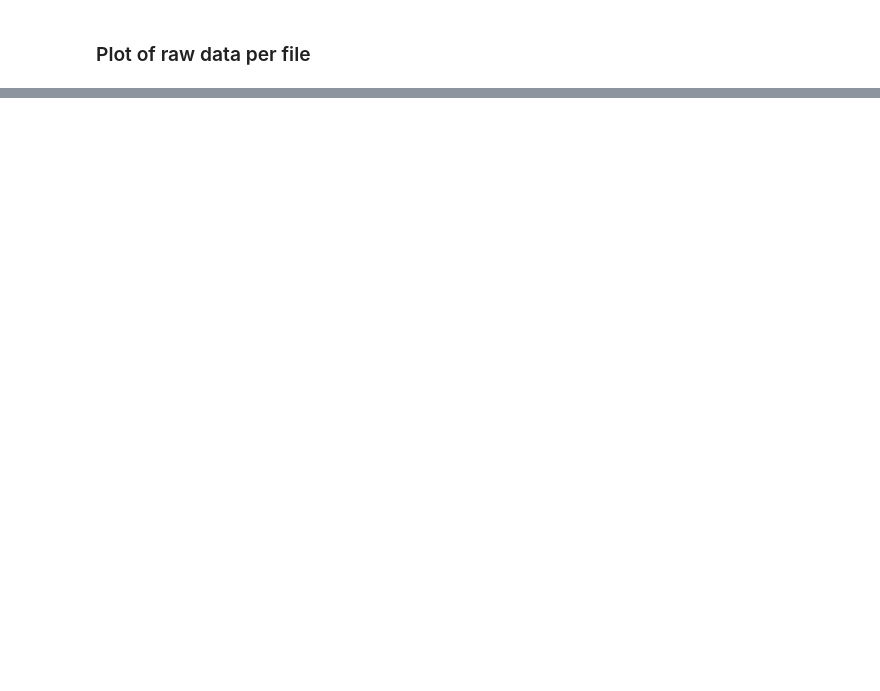
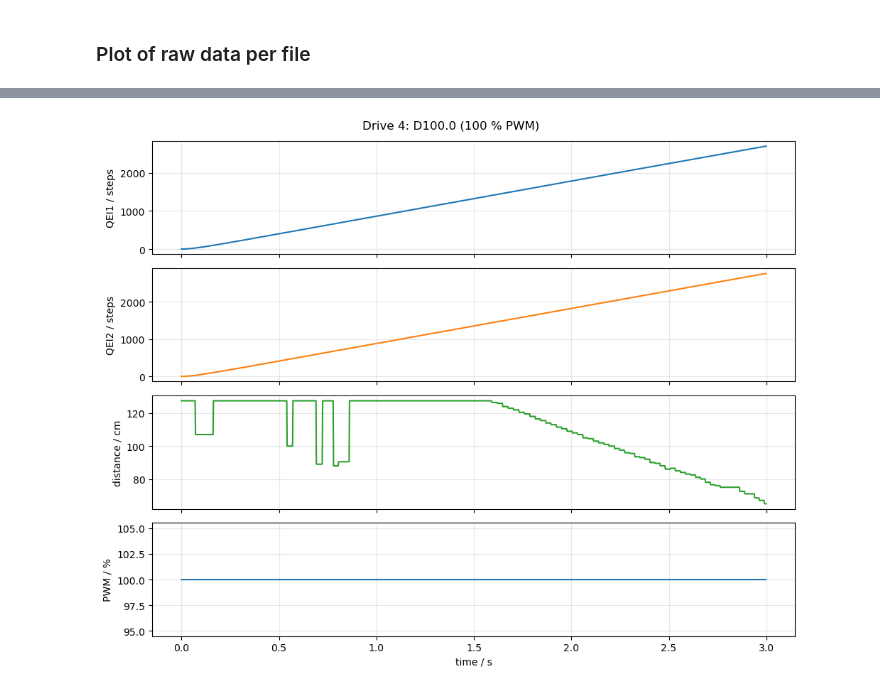
Before and after one commit to janisgra/RTP-T3-SoSe2026, a Jupyter notebook: 02_Preperations/drive-analysis.ipynb, the cells around one changed output, grey strips where cells are left out. Cells and saved outputs as stored; diff of their text form; code cells hidden in the pictures; blank space fills up the shorter version.

```diff
--- a/02_Preperations/drive-analysis.ipynb
+++ b/02_Preperations/drive-analysis.ipynb
@@ -35,0 +172,6 @@ csv_files = [path_d25, path_d50, path_d75, path_d100, path_pm25]
+# %%
+df_d100 = load_log(paths["D100"])
+plot_raw(df_d100, "Drive 4: D100.0 (100 % PWM)")
+plt.show()
+# %% [output]
+[figure, added]
```
Also changed, not shown: parts of 27 cells of this notebook.
